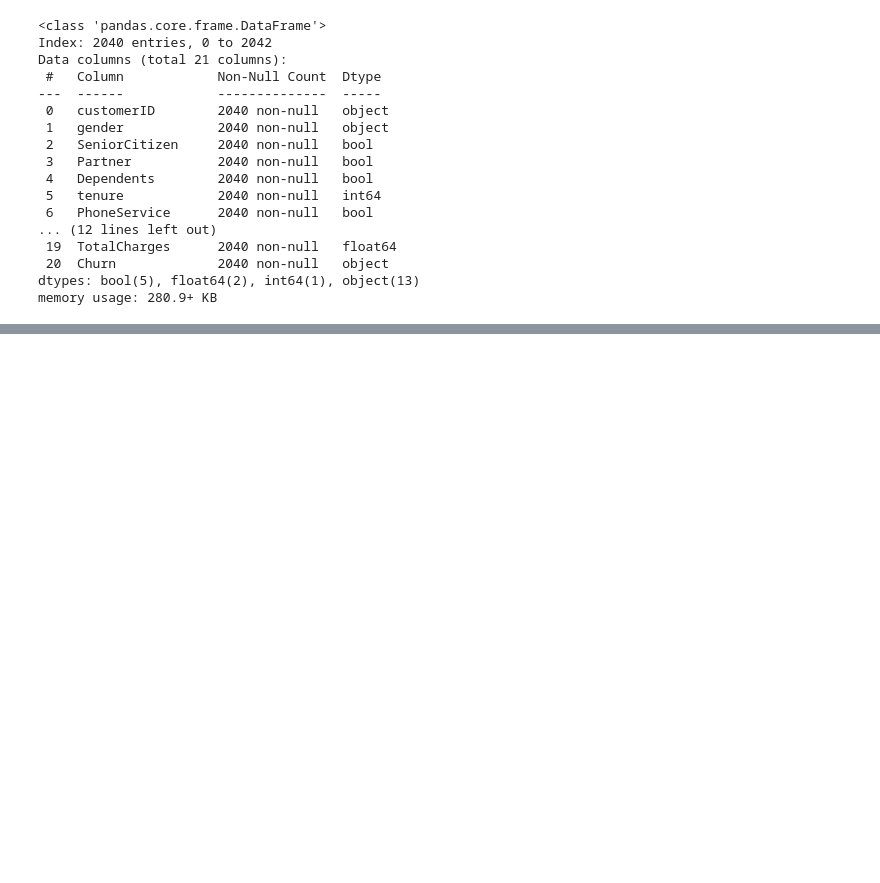
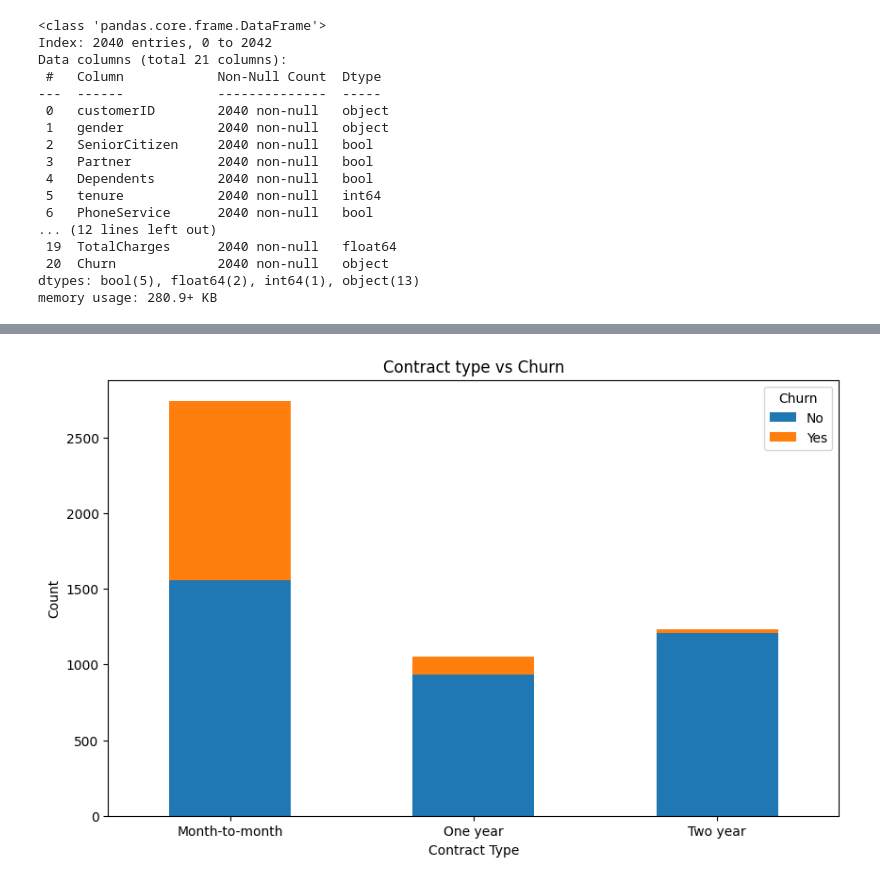
Before and after one commit to Amarquaye009/CUSTOMER-CHURN-ANALYSIS, a Jupyter notebook: Notebooks/Datasets.ipynb, the cells around one changed output, grey strips where cells are left out. Saved outputs shown, nothing was run; the diff lists cells and outputs as text; code cells hidden in the pictures; blank space fills up the shorter version.

```diff
--- a/Notebooks/Datasets.ipynb
+++ b/Notebooks/Datasets.ipynb
@@ -898,0 +1042,14 @@ memory usage: 280.9+ KB
+# %%
+# Create a pivot table to count churned and non-churned customers for each contract type
+contract_churn_pivot = pd.pivot_table(main_df, index='Contract', columns='Churn', aggfunc='size', fill_value=0)
+
+# Plotting stacked bar chart
+contract_churn_pivot.plot(kind='bar', stacked=True, figsize=(10, 6), color=['#1f77b4', '#ff7f0e'])
+plt.title('Contract type vs Churn')
+plt.xlabel('Contract Type')
+plt.ylabel('Count')
+plt.xticks(rotation=0)
+plt.legend(title='Churn', loc='upper right', labels=['No', 'Yes'])
+plt.show()
+# %% [output]
+[figure, added]
```
Also changed, not shown: parts of 16 cells of this notebook, 2 other files.
